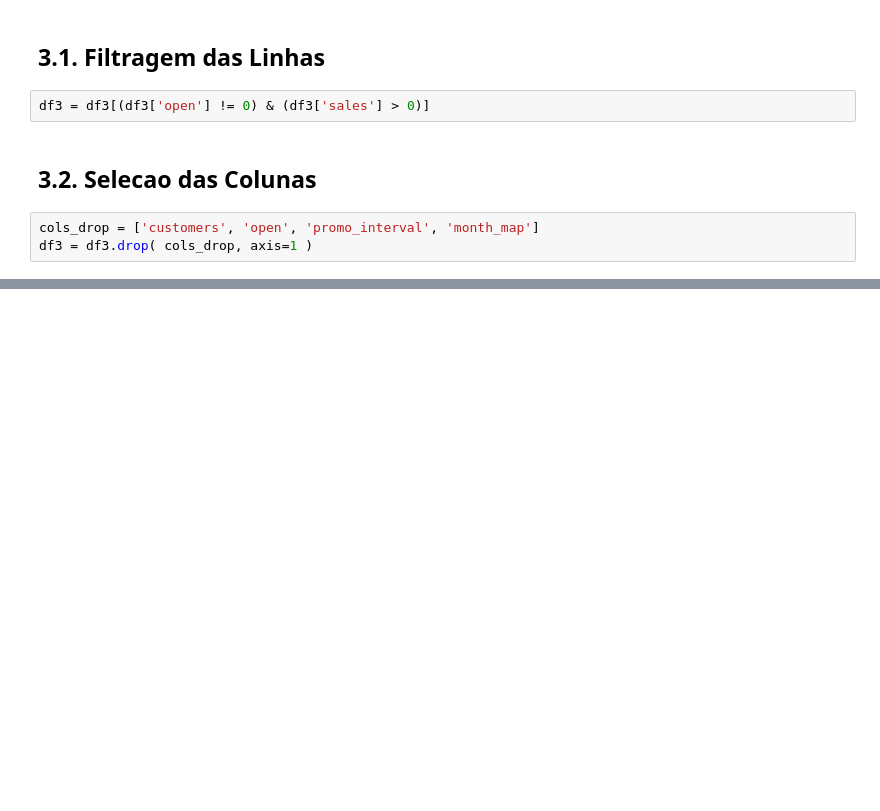
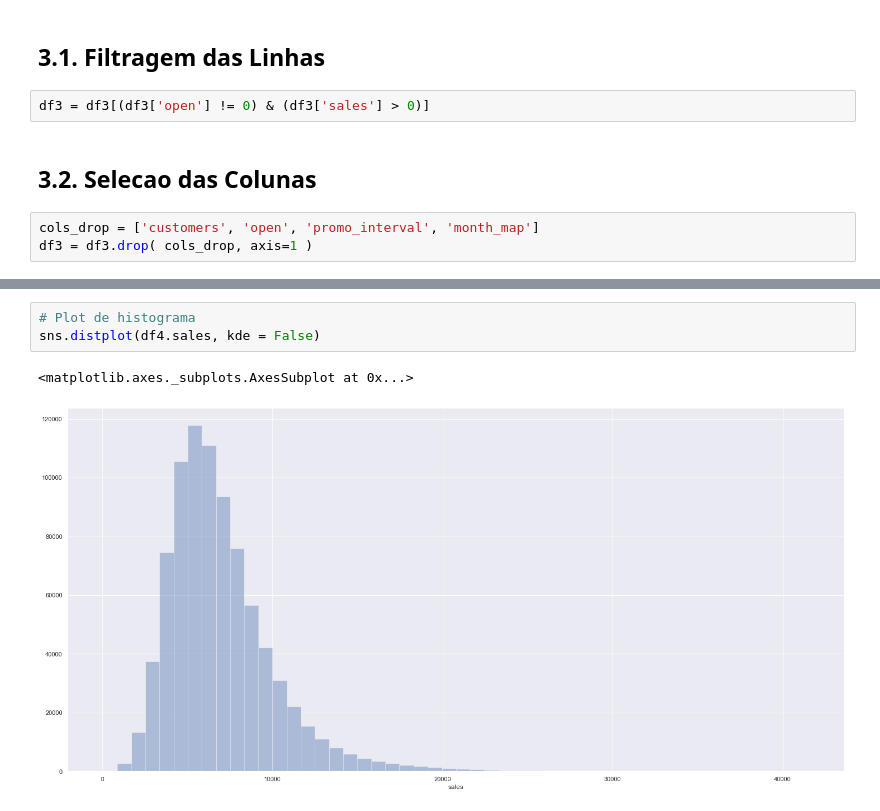
Before and after one commit to igordesouza/ds-em-producao, a Jupyter notebook: m04_v01_store_sales_prediction-Copy1.ipynb, the cells around one changed output, grey strips where cells are left out. Drawn from its saved outputs; the diff is of its cells as text; blank space fills up the shorter version.

```diff
--- a/m04_v01_store_sales_prediction-Copy1.ipynb
+++ b/m04_v01_store_sales_prediction-Copy1.ipynb
@@ -871,0 +904,6 @@ df3 = df3.drop( cols_drop, axis=1 )
+# %%
+# Plot de histograma
+sns.distplot(df4.sales, kde = False)
+# %% [output]
+<matplotlib.axes._subplots.AxesSubplot at 0x...>
+[figure, added]
```
Also changed, not shown: parts of 14 cells of this notebook.
